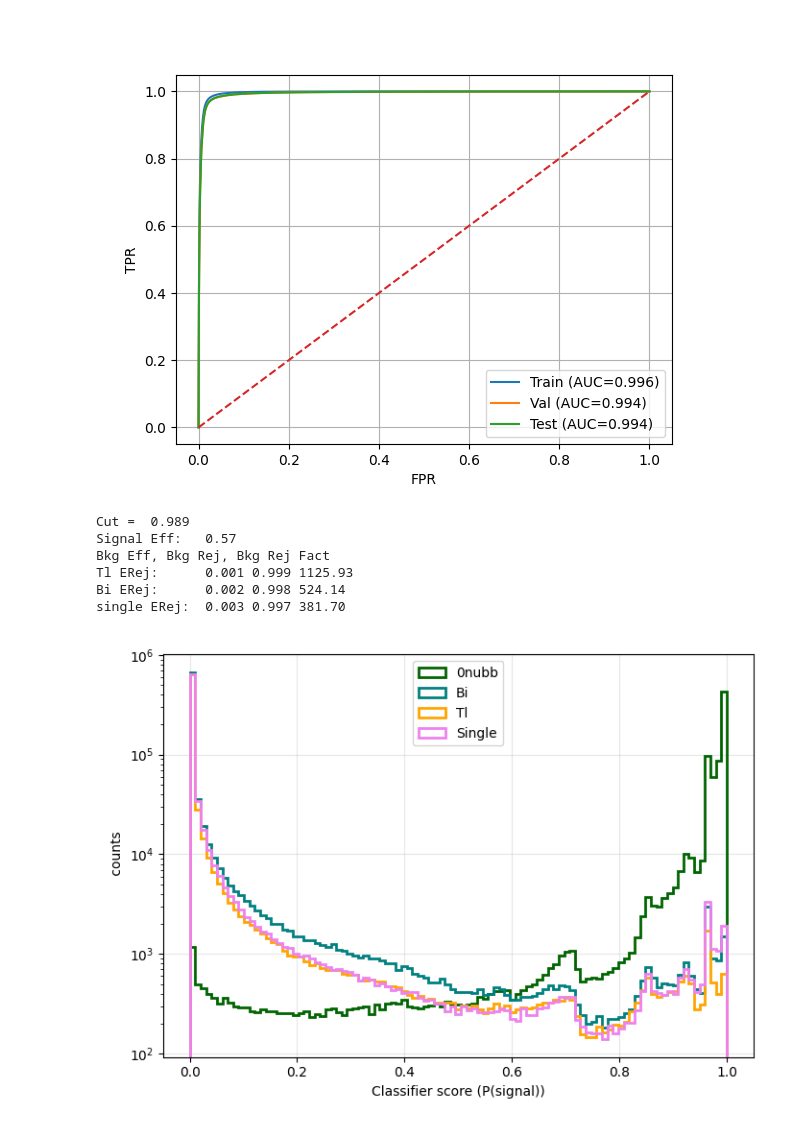
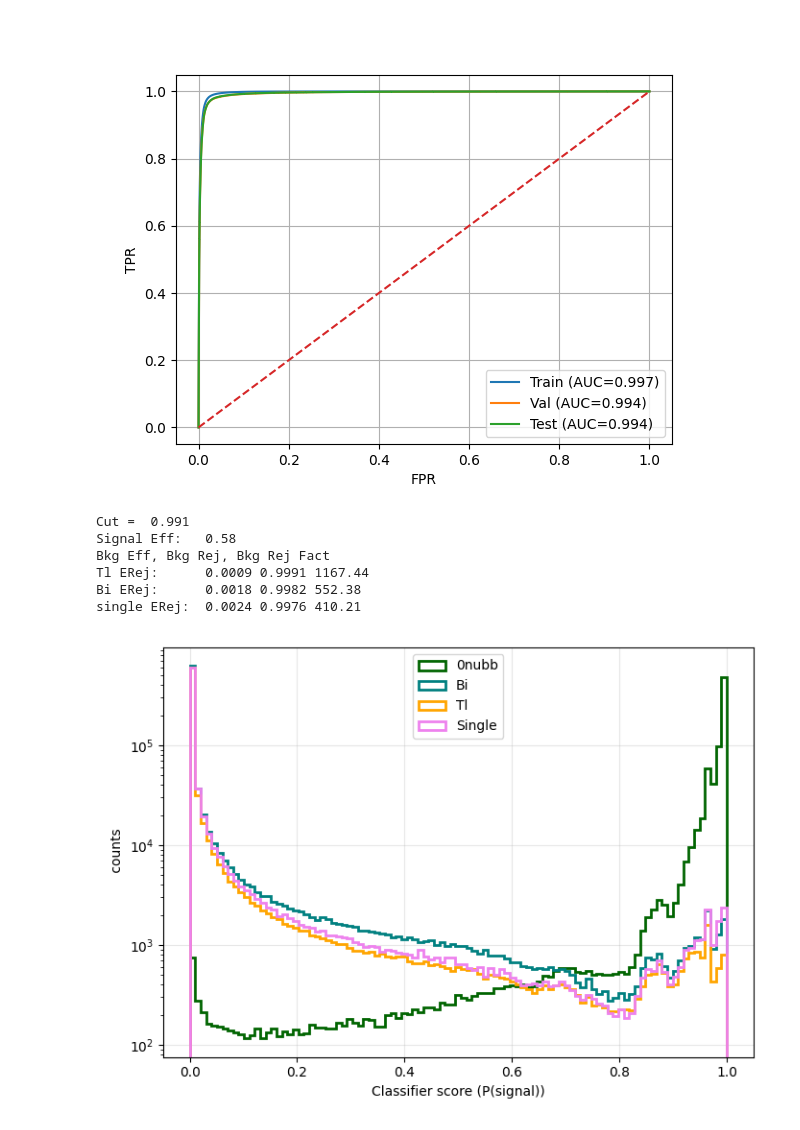
Before and after one commit to kvjmistry/ATPC, a Jupyter notebook: notebooks/ML_3D_CNN_preproc.ipynb, the cells around one changed output. Saved outputs shown, nothing was run; the diff lists cells and outputs as text; code cells hidden in the pictures.

```diff
--- a/notebooks/ML_3D_CNN_preproc.ipynb
+++ b/notebooks/ML_3D_CNN_preproc.ipynb
@@ -168,8 +173,8 @@ class LMDBEventDataset(Dataset):
         self.env = lmdb.open(lmdb_path, readonly=True, lock=False)
 
         # Load in the metadata
-        meta_file = f"/media/argon/HardDrive_8TB/Krishan/ATPC/ML_samples//CNN_files/CNN_{data_sample}_meta.json"
-        # meta_file = f"CNN_{data_sample}_meta_test.json"
+        # meta_file = f"/media/argon/HardDrive_8TB/Krishan/ATPC/ML_samples//CNN_files/CNN_{data_sample}_meta.json"
+        meta_file = f"CNN_{data_sample}_meta_test.json"
 
         print(f"Loading metadata from cache: {meta_file}")
         with open(meta_file, 'r') as f:
@@ -187,6 +192,18 @@ class LMDBEventDataset(Dataset):
 
     def __len__(self):
         return self.length
+
+    # def __getitem__(self, idx):
+    #     with self.env.begin() as txn:
+    #         key = f"{idx:09d}".encode()
+    #         data = pickle.loads(txn.get(key))
+
+    #     return (
+    #         torch.from_numpy(data["coords"]).int(),
+    #         torch.from_numpy(data["energy"]).float(),
+    #         torch.tensor(data["label"]),
+    #         {"subType": data["subtype"], "event_id": data["event_id"]}
+    #     )
 
     def __getitem__(self, idx):
         with self.env.begin() as txn:
@@ -250,10 +267,10 @@ Single: 77596
 The input shape is:
 [784, 784, 784]
 # %%
-BATCH_SIZE = 200
-train_loader = DataLoader(train_dataset, batch_size=BATCH_SIZE, shuffle=False, num_workers=5, pin_memory=True, persistent_workers=True, prefetch_factor=4, collate_fn=spconv_collate_fn)
-val_loader   = DataLoader(val_dataset,   batch_size=BATCH_SIZE, shuffle=False, num_workers=5, pin_memory=True, persistent_workers=True, prefetch_factor=4, collate_fn=spconv_collate_fn)
-test_loader  = DataLoader(test_dataset,  batch_size=BATCH_SIZE, shuffle=False, num_workers=5, pin_memory=True, persistent_workers=True, prefetch_factor=4, collate_fn=spconv_collate_fn)
+BATCH_SIZE = 256
+train_loader = DataLoader(train_dataset, batch_size=BATCH_SIZE, shuffle=False, num_workers=5, pin_memory=True, persistent_workers=True, prefetch_factor=2, collate_fn=spconv_collate_fn)
+val_loader   = DataLoader(val_dataset,   batch_size=BATCH_SIZE, shuffle=False, num_workers=5, pin_memory=True, persistent_workers=True, prefetch_factor=2, collate_fn=spconv_collate_fn)
+test_loader  = DataLoader(test_dataset,  batch_size=BATCH_SIZE, shuffle=False, num_workers=5, pin_memory=True, persistent_workers=True, prefetch_factor=2, collate_fn=spconv_collate_fn)
 # %%
 # This is how you can plot an event loaded in
 fig = plt.figure()
@@ -396,7 +413,7 @@ best_val_loss=1e20
 
 VERSION = 3 # This is with fix to the voxel function
 
-load_state = True
+load_state = False
 if (load_state):
     history_df = pd.read_csv(f"../CNN_files/CNN_train_history_v{VERSION}.csv")
     print("Loading Model State from file!")
@@ -410,7 +427,7 @@ if (load_state):
     best_val_loss = checkpoint['loss']
 
 # ---------------------------------------------------------------------------------------------------
-EPOCHS = 5
+EPOCHS = 1
 
 for epoch in range(min_epoch, min_epoch+EPOCHS):
     print("Running Epoch ", epoch)
@@ -467,7 +484,7 @@ for epoch in range(min_epoch, min_epoch+EPOCHS):
         'loss': val_loss,
     }
 
-    torch.save(checkpoint, f'../CNN_files/CNN_v{VERSION}_epoch{epoch}.pt')
+    # torch.save(checkpoint, f'../CNN_files/CNN_v{VERSION}_epoch{epoch}.pt')
 
     # Just useful to print
     if val_loss < best_val_loss:
@@ -506,7 +523,7 @@ for epoch in range(min_epoch, min_epoch+EPOCHS):
 
     history_df_current = pd.DataFrame([metrics])
     history_df = pd.concat( [history_df, history_df_current])
-    history_df.to_csv(f'../CNN_files/CNN_train_history_v{VERSION}.csv', index=False)
+    # history_df.to_csv(f'../CNN_files/CNN_train_history_v{VERSION}.csv', index=False)
 
     print(f"Epoch {epoch+1}/{min_epoch+EPOCHS} | Train Loss: {train_loss:.3f} | Val Loss: {val_loss:.3f} | Val AUC: {AUC:.6f}")
     last_epoch=epoch
@@ -693,44 +710,44 @@ def CalcEfficiency(df, label, cut):
     return num/den
 
 # 0.58 eff needed
-cut = 0.989
+cut = 0.991
 
 print("Cut = ", cut)
 print(f"Signal Eff:   {CalcEfficiency(df_scores_all, mapping['0nubb'], cut):.2f}")
 
 print("Bkg Eff, Bkg Rej, Bkg Rej Fact")
 tl_eff = CalcEfficiency(df_scores_all, mapping["Tl"], cut)
-print(f"Tl ERej:      {tl_eff:.3f} {1-tl_eff:.3f} {1/tl_eff:.2f}")
+print(f"Tl ERej:      {tl_eff:.4f} {1-tl_eff:.4f} {1/tl_eff:.2f}")
 
 bi_eff = CalcEfficiency(df_scores_all, mapping["Bi"], cut)
-print(f"Bi ERej:      {bi_eff:.3f} {1-bi_eff:.3f} {1/bi_eff:.2f}")
+print(f"Bi ERej:      {bi_eff:.4f} {1-bi_eff:.4f} {1/bi_eff:.2f}")
 
 s_eff = CalcEfficiency(df_scores_all, mapping["single"], cut)
-print(f"single ERej:  {s_eff:.3f} {1-s_eff:.3f} {1/s_eff:.2f}")
+print(f"single ERej:  {s_eff:.4f} {1-s_eff:.4f} {1/s_eff:.2f}")
 
 plt.figure(figsize=(7,5))
 
 bins = np.linspace(0,1,100)
 
 plt.hist(df_scores_all[ (df_scores_all.subTypes == mapping["0nubb"])].y_score,  bins=bins, density=False, histtype='step', linewidth=2, label='0nubb',  color = "darkgreen");
 plt.hist(df_scores_all[ (df_scores_all.subTypes == mapping["Bi"])].y_score,     bins=bins, density=False, histtype='step', linewidth=2, label='Bi',     color = "Teal");
 plt.hist(df_scores_all[ (df_scores_all.subTypes == mapping["Tl"])].y_score,     bins=bins, density=False, histtype='step', linewidth=2, label='Tl',     color = "Orange");
 plt.hist(df_scores_all[ (df_scores_all.subTypes == mapping["single"])].y_score, bins=bins, density=False, histtype='step', linewidth=2, label='Single', color = "violet");
 
 
 plt.xlabel("Classifier score (P(signal))")
 plt.ylabel(" counts")
 plt.legend()
 plt.grid(alpha=0.3)
 
 plt.semilogy()
 plt.tight_layout()
 plt.show()
 # %% [output]
-Cut =  0.989
-Signal Eff:   0.57
+Cut =  0.991
+Signal Eff:   0.58
 Bkg Eff, Bkg Rej, Bkg Rej Fact
-Tl ERej:      0.001 0.999 1125.93
-Bi ERej:      0.002 0.998 524.14
-single ERej:  0.003 0.997 381.70
+Tl ERej:      0.0009 0.9991 1167.44
+Bi ERej:      0.0018 0.9982 552.38
+single ERej:  0.0024 0.9976 410.21
-[figure, old version]
+[figure, new version]
```
Also changed, not shown: parts of 9 cells of this notebook, 6 other files.
